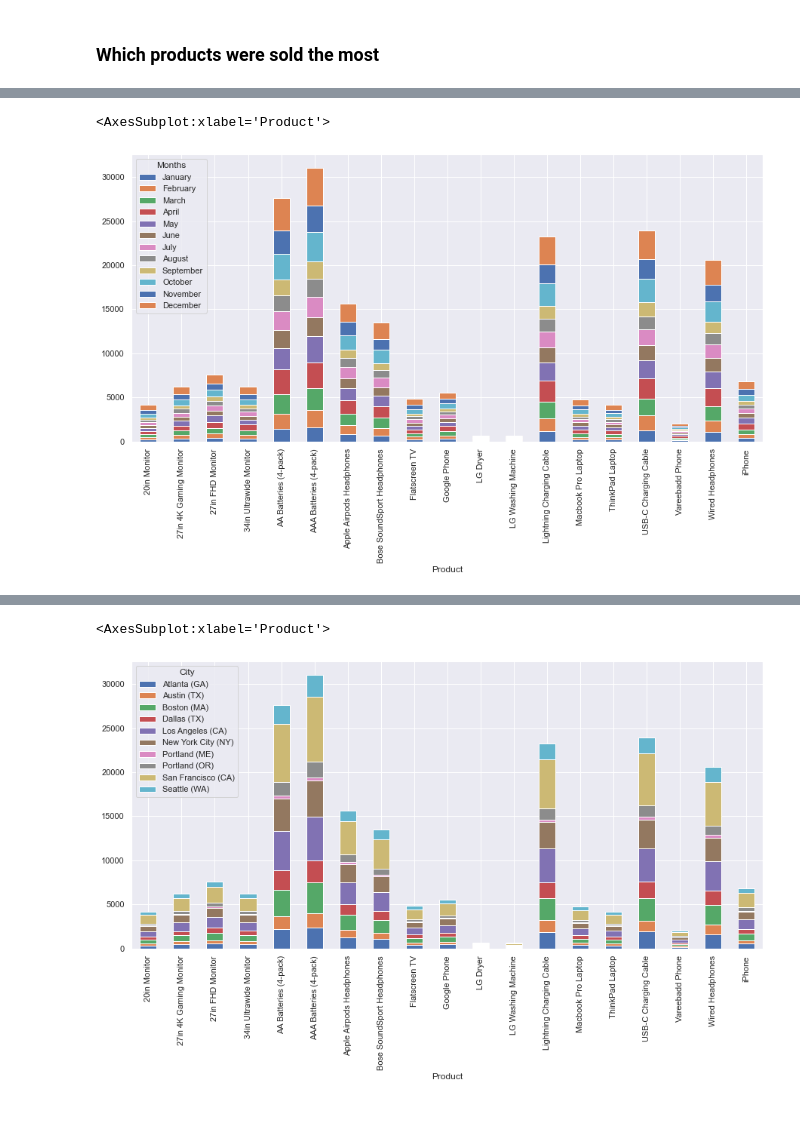
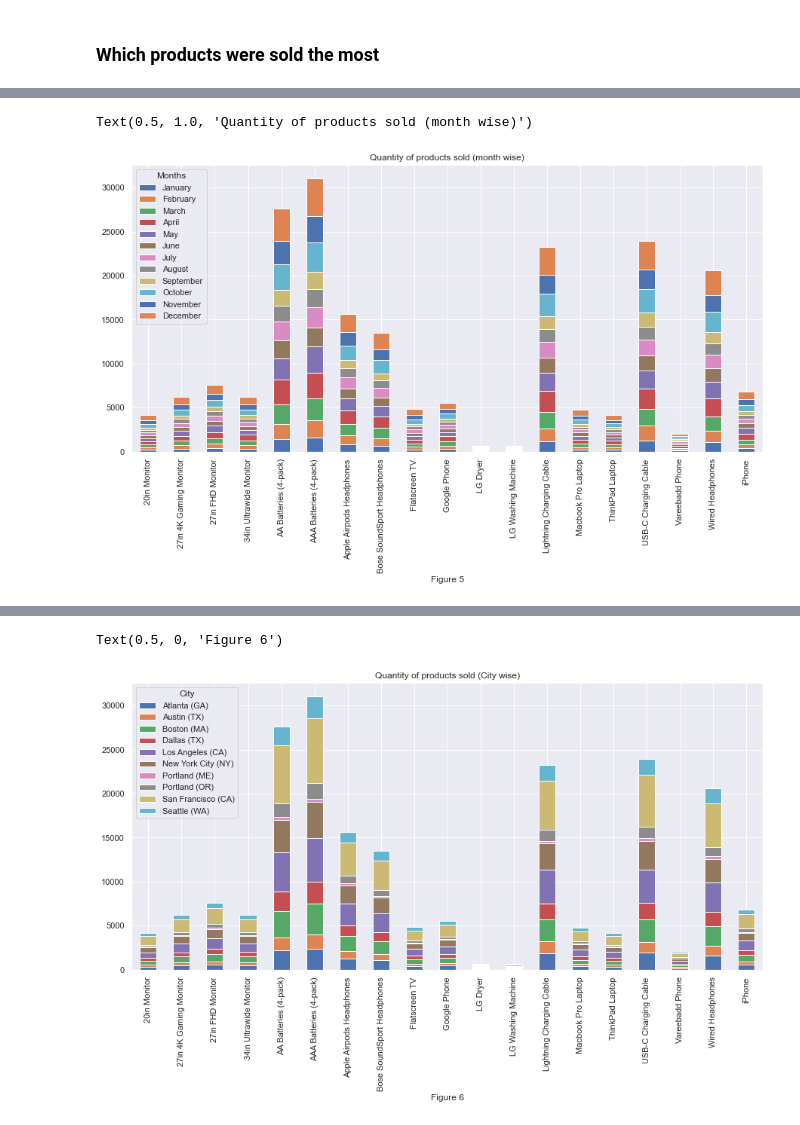
Before and after one commit to d-s-dc/Data-Analysis-on-Sales, a Jupyter notebook: Project.ipynb, the cells around one changed output, grey strips where cells are left out. Saved outputs shown, nothing was run; the diff lists cells and outputs as text; code cells hidden in the pictures.

```diff
--- a/Project.ipynb
+++ b/Project.ipynb
@@ -16,13 +16,14 @@ filenames = glob(folderpath + '/*')
 keys = []
 dfs = []
 for x in filenames:
-    temp = pd.read_csv(x, parse_date = ["datetime"])
+    temp = pd.read_csv(x)
     temp[['Price Each', 'Quantity Ordered']] = temp[['Price Each', 'Quantity Ordered']].apply(pd.to_numeric, errors = 'coerce')
     temp = temp.dropna().reset_index(drop = True)
     dfs.append(temp)
     result = re.search("_([a-zA-Z]*)_", x)
     keys.append(result.group(1))
 concatenated = pd.concat(dfs, keys = keys)
+concatenated['Order Date'] = pd.to_datetime(concatenated['Order Date'])
 mdisplay(concatenated)
 # %% [output]
 |  |  | Order ID | Product | Quantity Ordered | Price Each | Order Date | Purchase Address |
@@ -321,9 +332,11 @@ Quantity Ordered
 | December | 571.0 | 861.0 | 965.0 | 849.0 | 3718.0 | ... |
 # %%
 pt.T.plot(kind = 'bar', stacked = True)
+plt.xlabel('Figure 5')
+plt.title('Quantity of products sold (month wise)')
 # %% [output]
-<AxesSubplot:xlabel='Product'>
+Text(0.5, 1.0, 'Quantity of products sold (month wise)')
-[figure, old version]
+[figure, new version]
 # %%
 pt = pd.pivot_table(data = data2, index = 'City', columns = 'Product', aggfunc = 'sum')['Quantity Ordered']
 pt
@@ -342,6 +355,8 @@ pt
 | Seattle (WA) | 324.0 | 538.0 | 579.0 | 534.0 | 2179.0 | ... |
 # %%
 pt.T.plot(kind = 'bar', stacked = True)
+plt.title('Quantity of products sold (City wise)')
+plt.xlabel('Figure 6')
 # %% [output]
-<AxesSubplot:xlabel='Product'>
+Text(0.5, 0, 'Figure 6')
-[figure, old version]
+[figure, new version]
```
Also changed, not shown: parts of 5 cells of this notebook.
